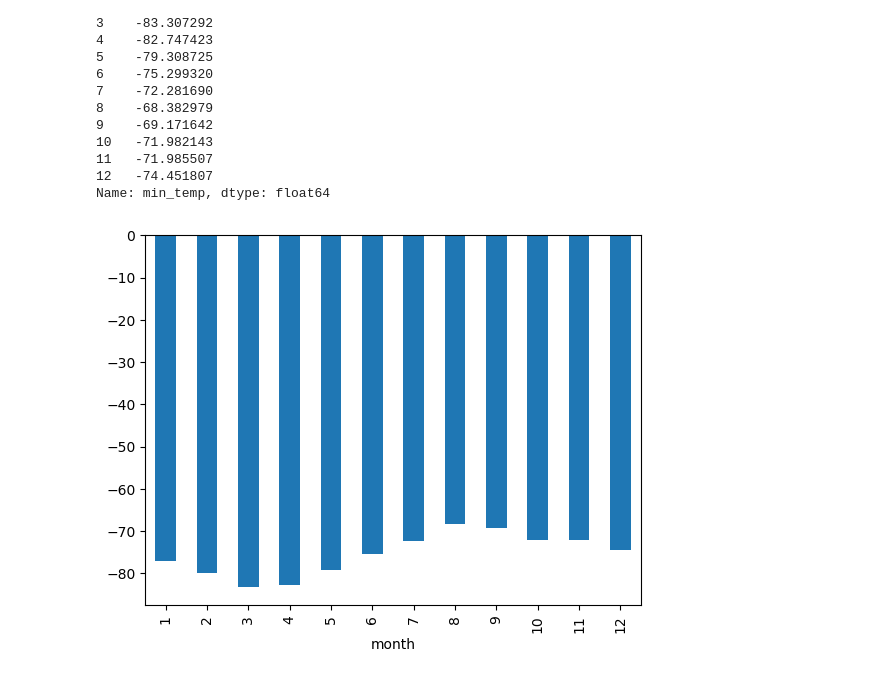
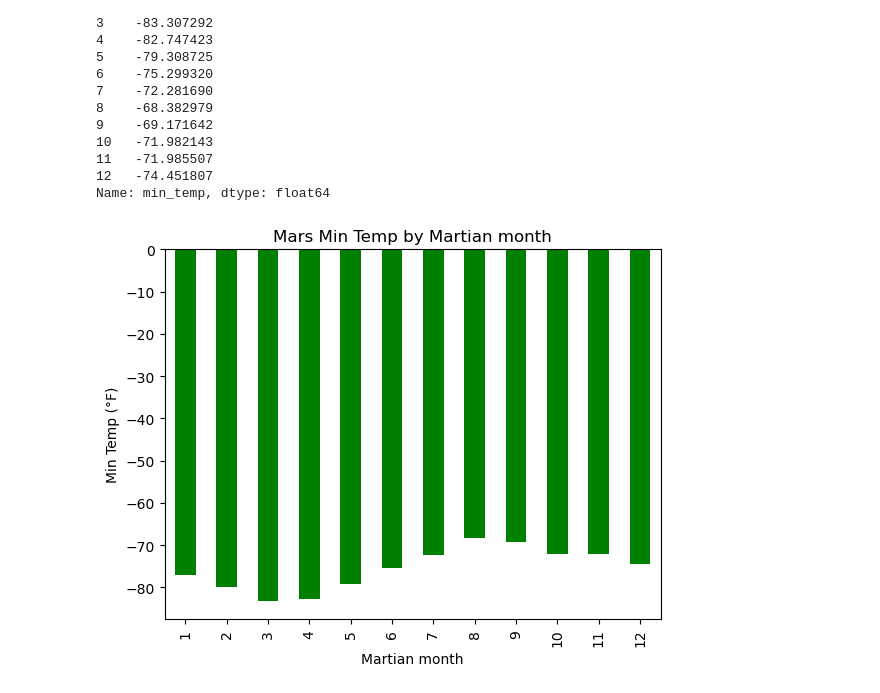
Before and after one commit to NikkoB702/Mission-to-Mars, a Jupyter notebook: Mod_11/Mod_11_Challenge/mars_data_challenge_part_2.ipynb, the cells around one changed output. Drawn from its saved outputs; the diff is of its cells as text; code cells hidden in the pictures.

```diff
--- a/Mod_11/Mod_11_Challenge/mars_data_challenge_part_2.ipynb
+++ b/Mod_11/Mod_11_Challenge/mars_data_challenge_part_2.ipynb
@@ -144,10 +151,14 @@ Name: min_temp, dtype: float64
 # %%
 # Plot the results
 
-min_temp_avg_month.plot(y="month", kind='bar')
+min_temp_avg_month.plot(y="month", kind='bar', color="green")
+plt.xlabel("Martian month")
+plt.ylabel("Min Temp (°F)")
+plt.title("Mars Min Temp by Martian month")
+plt.savefig('Monthly_min_temp.png')
 plt.show()
 # %% [output]
-[figure, old version]
+[figure, new version]
 # %%
 # Which months have the lowest and the highest atmospheric pressure on Mars?
 # Plot the results as a bar chart.
```
Also changed, not shown: parts of 9 cells of this notebook, 6 other files.
